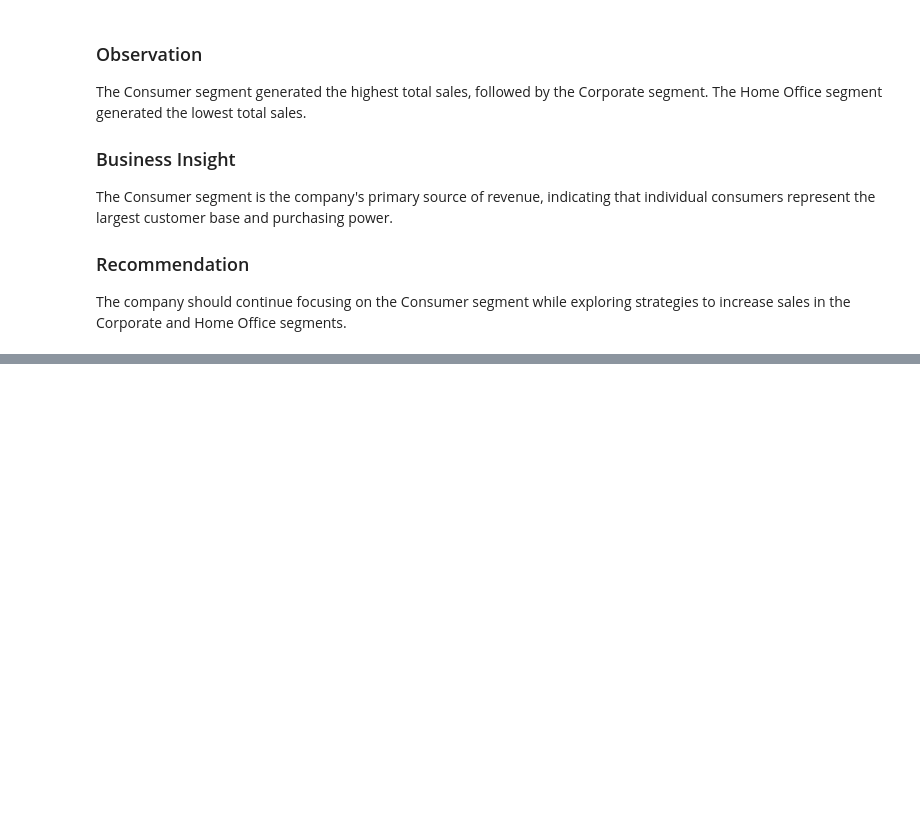
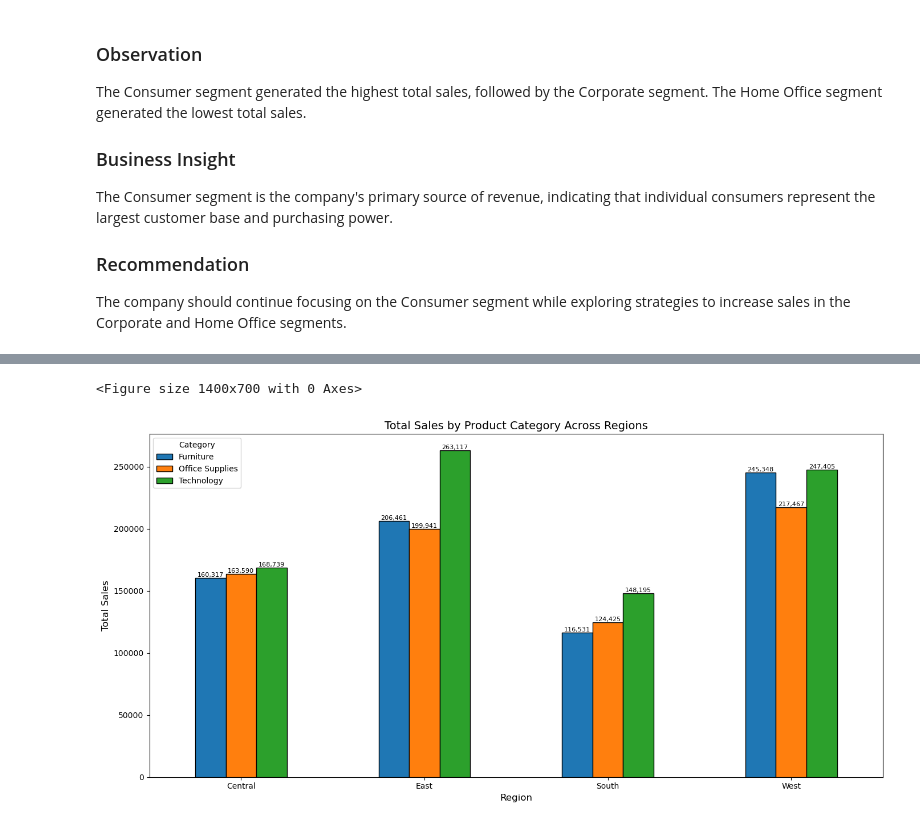
Before and after one commit to rominashamsi/Sales-Data-Analysis, a Jupyter notebook: Notebooks/analysis.ipynb, the cells around one changed output, grey strips where cells are left out. Saved outputs shown, nothing was run; the diff lists cells and outputs as text; code cells hidden in the pictures; blank space fills up the shorter version.

```diff
--- a/Notebooks/analysis.ipynb
+++ b/Notebooks/analysis.ipynb
@@ -486,0 +493,8 @@ The company should continue focusing on the Consumer segment while exploring str
+# %%
+category_region_sales = (
+    df_clean.groupby(["Region", "Category"])["Sales"]
+    .sum()
+    .unstack()
+)
+
+category_region_sales
@@ -486,0 +508,32 @@ The company should continue focusing on the Consumer segment while exploring str
+# %%
+import matplotlib.pyplot as plt
+
+plt.figure(figsize=(14,7))
+
+ax = category_region_sales.plot(
+    kind="bar",
+    figsize=(14,7),
+    edgecolor="black"
+)
+
+plt.title("Total Sales by Product Category Across Regions", fontsize=14)
+plt.xlabel("Region", fontsize=12)
+plt.ylabel("Total Sales", fontsize=12)
+plt.xticks(rotation=0)
+
+for bar in ax.patches:
+    height = bar.get_height()
+
+    ax.annotate(
+        f'{height:,.0f}',
+        (bar.get_x() + bar.get_width()/2, height),
+        ha='center',
+        va='bottom',
+        fontsize=8
+    )
+
+plt.tight_layout()
+plt.show()
+# %% [output]
+<Figure size 1400x700 with 0 Axes>
+[figure, added]
```
Also changed, not shown: parts of 9 cells of this notebook.
